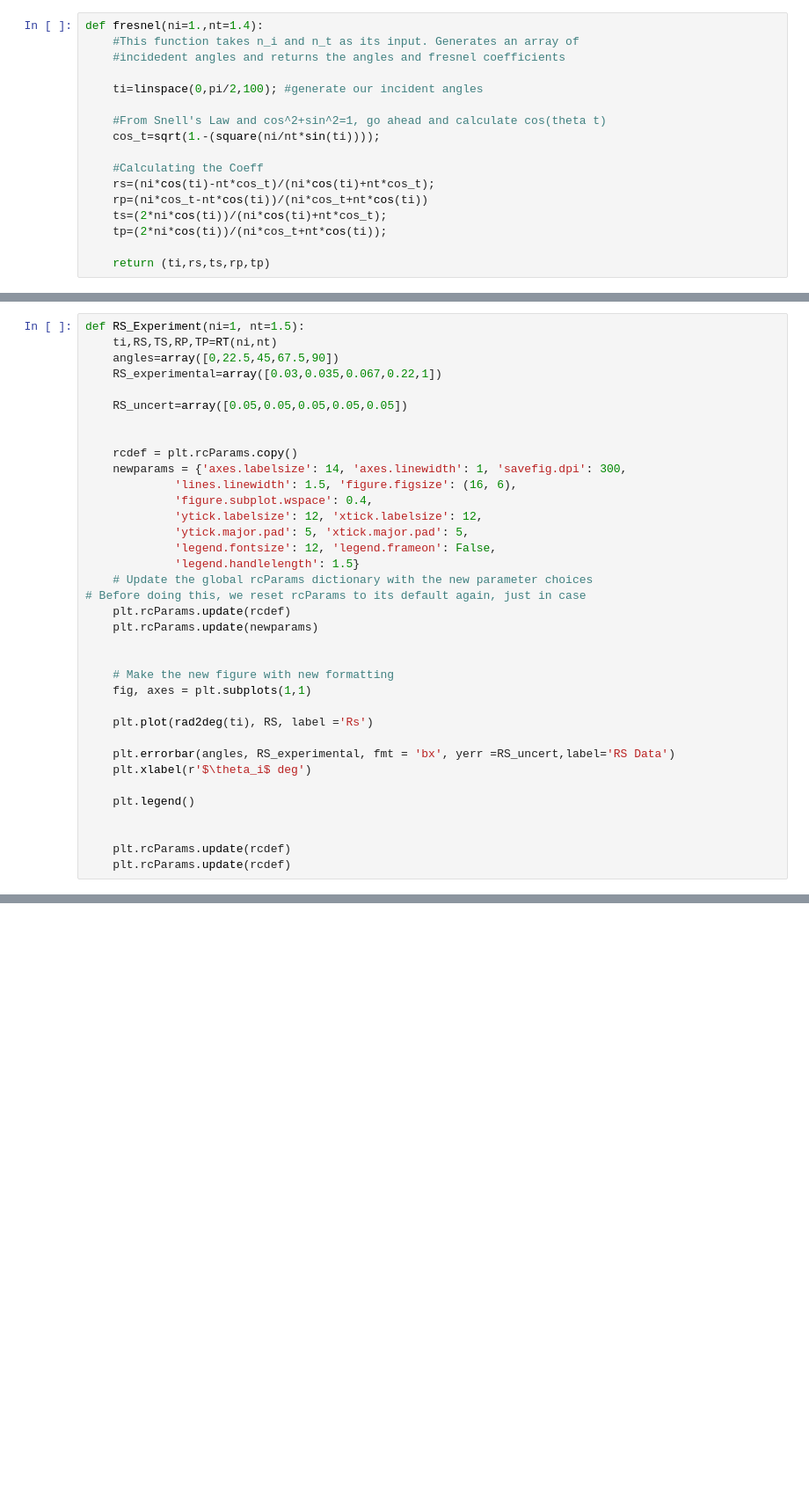
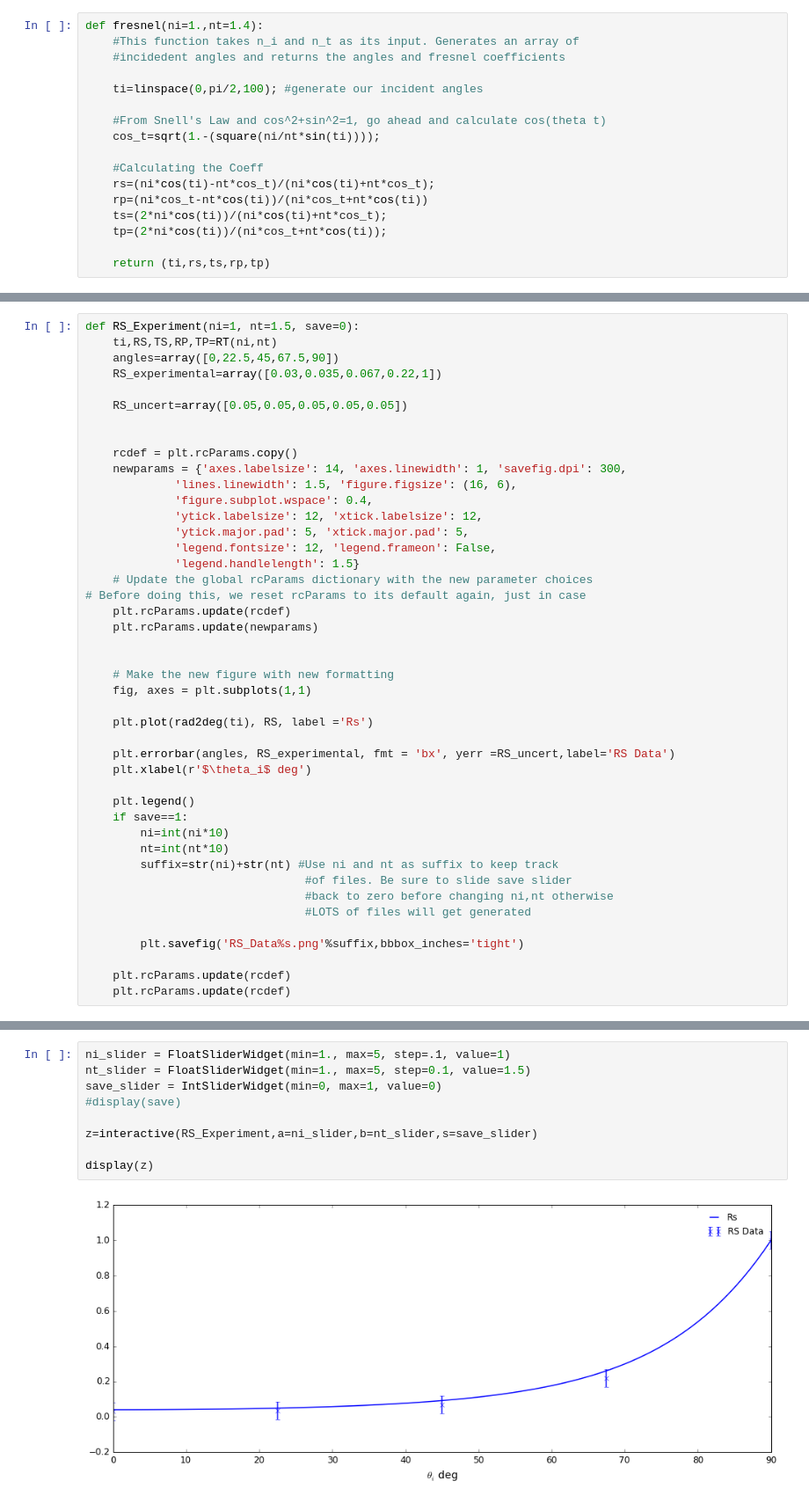
Before and after one commit to HartwickChaosLab/Physics-IPython-Notebooks, a Jupyter notebook: Optics-NB/Fresnel-Relations.ipynb, the cells around one changed output, grey strips where cells are left out. Shown at 88% size. Saved outputs shown, nothing was run; the diff lists cells and outputs as text; blank space fills up the shorter version.

```diff
--- a/Optics-NB/Fresnel-Relations.ipynb
+++ b/Optics-NB/Fresnel-Relations.ipynb
@@ -177,5 +204,5 @@ array([  0. ,  22.5,  45. ,  67.5,  90. ])
 # %%
-def RS_Experiment(ni=1, nt=1.5):
+def RS_Experiment(ni=1, nt=1.5, save=0):
     ti,RS,TS,RP,TP=RT(ni,nt)
     angles=array([0,22.5,45,67.5,90])
     RS_experimental=array([0.03,0.035,0.067,0.22,1])
@@ -206,7 +233,15 @@ def RS_Experiment(ni=1, nt=1.5):
     plt.xlabel(r'$\theta_i$ deg')
 
     plt.legend()
+    if save==1:
+        ni=int(ni*10)
+        nt=int(nt*10)
+        suffix=str(ni)+str(nt) #Use ni and nt as suffix to keep track
+                                #of files. Be sure to slide save slider
+                                #back to zero before changing ni,nt otherwise
+                                #LOTS of files will get generated
 
+        plt.savefig('RS_Data%s.png'%suffix,bbbox_inches='tight')
 
     plt.rcParams.update(rcdef)
     plt.rcParams.update(rcdef)
@@ -218 +248,12 @@ display(z)
+# %%
+ni_slider = FloatSliderWidget(min=1., max=5, step=.1, value=1)
+nt_slider = FloatSliderWidget(min=1., max=5, step=0.1, value=1.5)
+save_slider = IntSliderWidget(min=0, max=1, value=0)
+#display(save)
+
+z=interactive(RS_Experiment,a=ni_slider,b=nt_slider,s=save_slider)
+
+display(z)
+# %% [output]
+[figure, added]
 # %%
```
Also changed, not shown: parts of 20 cells of this notebook.
